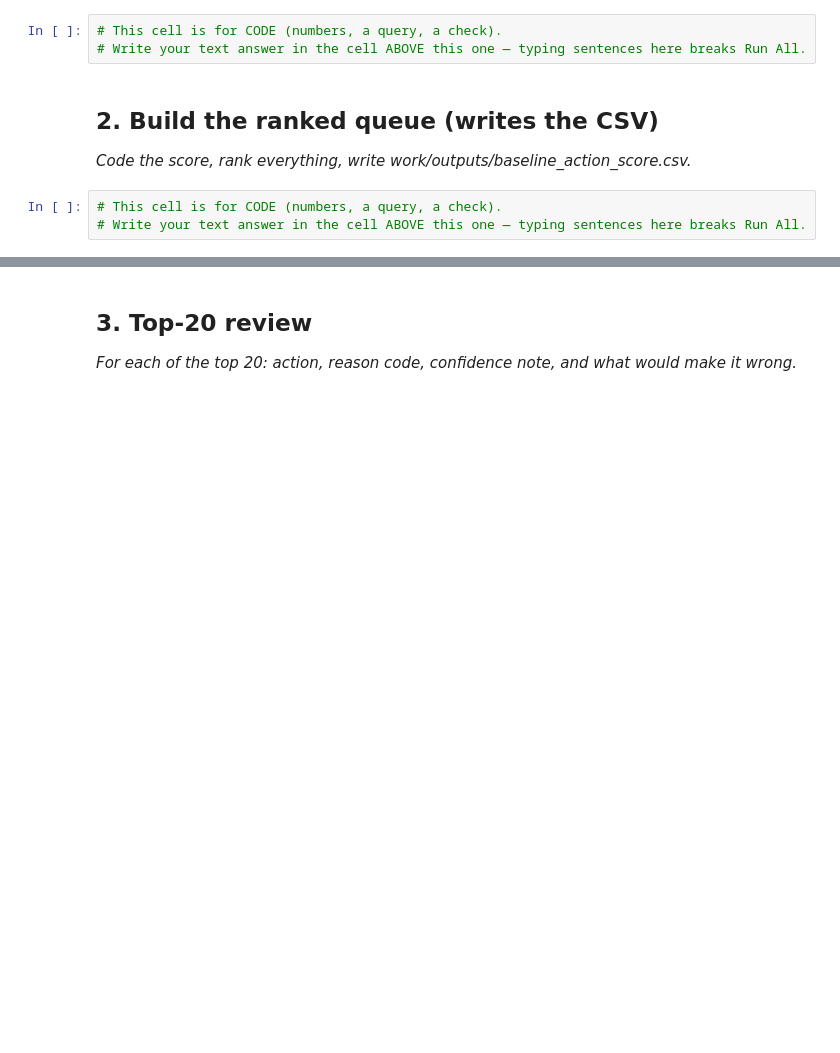
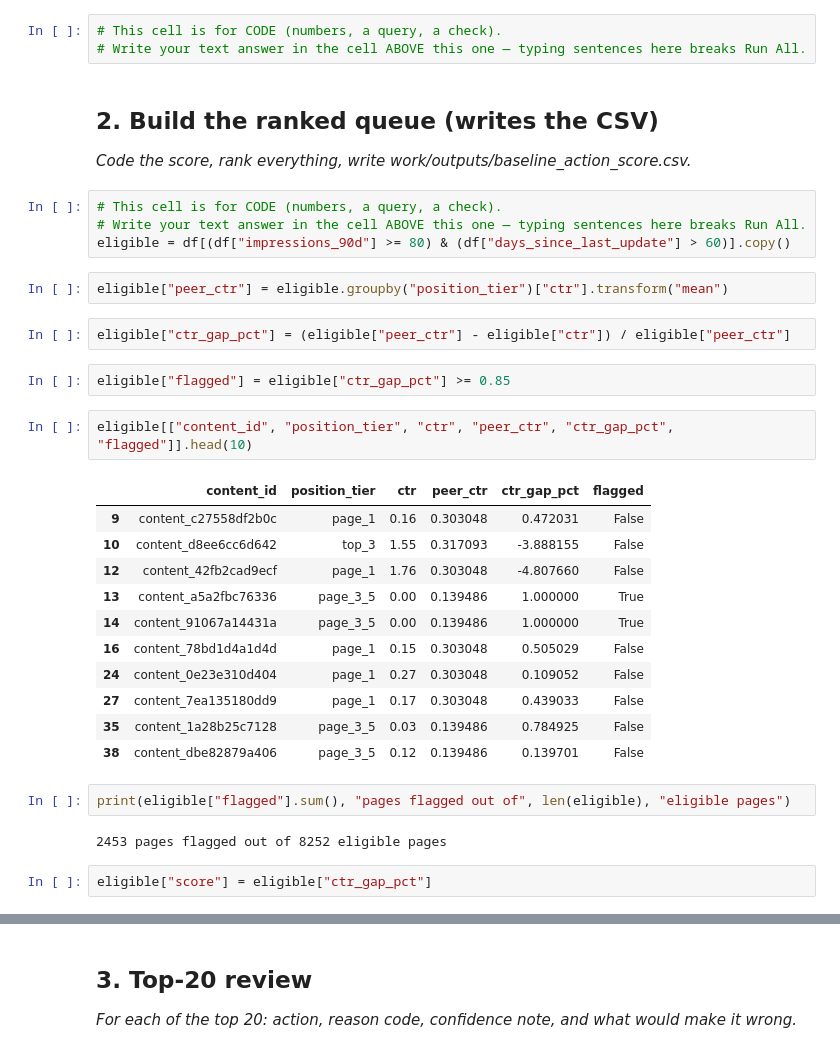
Before and after one commit to shah833/Flyrank-ML-Internship, a Jupyter notebook: work/notebooks/w04_baseline_score.ipynb, the cells around one changed output, grey strips where cells are left out. Cells and saved outputs as stored; diff of their text form; blank space fills up the shorter version.

```diff
--- a/work/notebooks/w04_baseline_score.ipynb
+++ b/work/notebooks/w04_baseline_score.ipynb
@@ -20,3 +55,30 @@ This skeleton is yours to fill. Work the sections **in order** — each one has
 # %%
 # This cell is for CODE (numbers, a query, a check).
 # Write your text answer in the cell ABOVE this one — typing sentences here breaks Run All.
+eligible = df[(df["impressions_90d"] >= 80) & (df["days_since_last_update"] > 60)].copy()
+# %%
+eligible["peer_ctr"] = eligible.groupby("position_tier")["ctr"].transform("mean")
+# %%
+eligible["ctr_gap_pct"] = (eligible["peer_ctr"] - eligible["ctr"]) / eligible["peer_ctr"]
+# %%
+eligible["flagged"] = eligible["ctr_gap_pct"] >= 0.85
+# %%
+eligible[["content_id", "position_tier", "ctr", "peer_ctr", "ctr_gap_pct", "flagged"]].head(10)
+# %% [output]
+|  | content_id | position_tier | ctr | peer_ctr | ctr_gap_pct | flagged |
+| 9 | content_c27558df2b0c | page_1 | 0.16 | 0.303048 | 0.472031 | False |
+| 10 | content_d8ee6cc6d642 | top_3 | 1.55 | 0.317093 | -3.888155 | False |
+| 12 | content_42fb2cad9ecf | page_1 | 1.76 | 0.303048 | -4.807660 | False |
+| 13 | content_a5a2fbc76336 | page_3_5 | 0.00 | 0.139486 | 1.000000 | True |
+| 14 | content_91067a14431a | page_3_5 | 0.00 | 0.139486 | 1.000000 | True |
+| 16 | content_78bd1d4a1d4d | page_1 | 0.15 | 0.303048 | 0.505029 | False |
+| 24 | content_0e23e310d404 | page_1 | 0.27 | 0.303048 | 0.109052 | False |
+| 27 | content_7ea135180dd9 | page_1 | 0.17 | 0.303048 | 0.439033 | False |
+| 35 | content_1a28b25c7128 | page_3_5 | 0.03 | 0.139486 | 0.784925 | False |
+| 38 | content_dbe82879a406 | page_3_5 | 0.12 | 0.139486 | 0.139701 | False |
+# %%
+print(eligible["flagged"].sum(), "pages flagged out of", len(eligible), "eligible pages")
+# %% [output]
+2453 pages flagged out of 8252 eligible pages
+# %%
+eligible["score"] = eligible["ctr_gap_pct"]
```
Also changed, not shown: parts of 16 cells of this notebook.
